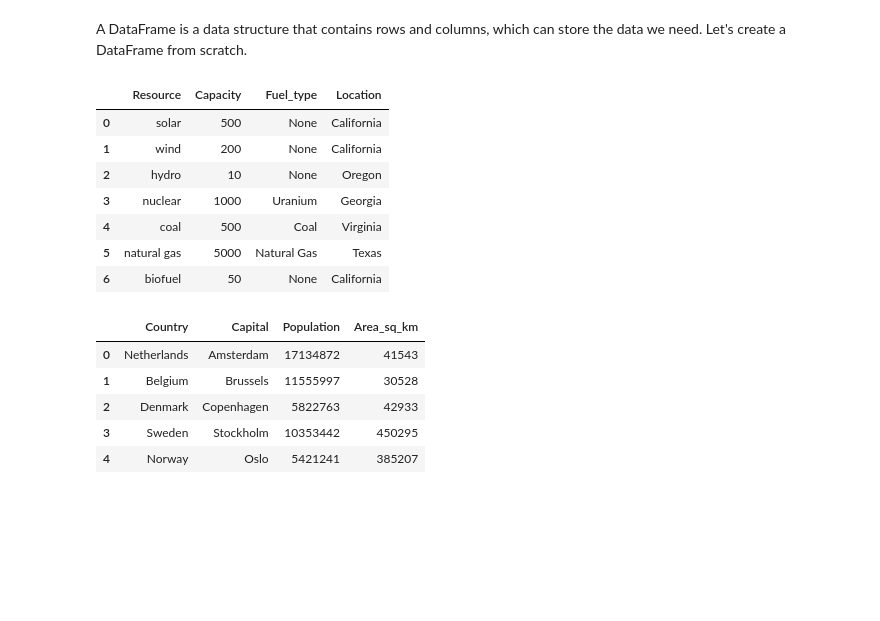
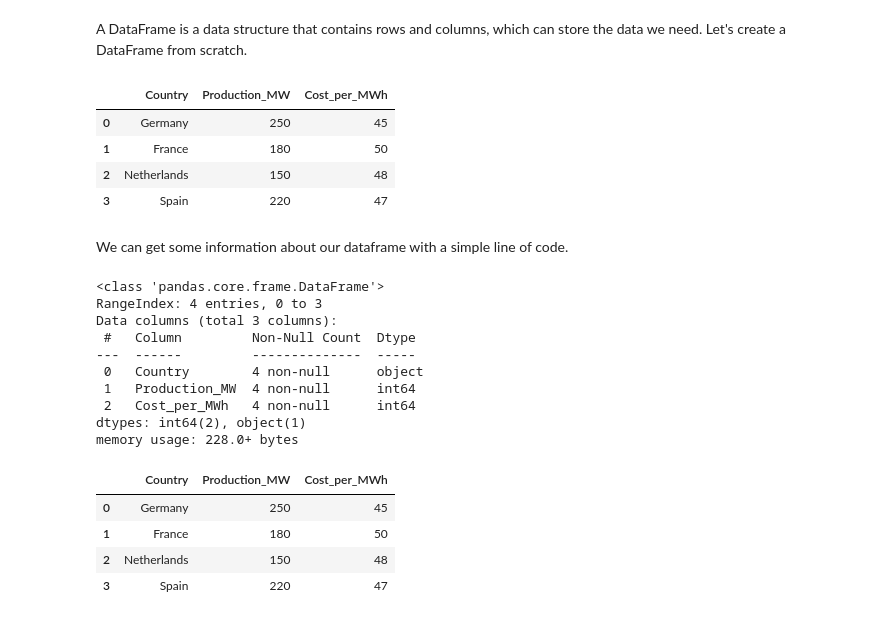
Before and after one commit to rezfa/Supply_Chain_Analytics_2026, a Jupyter notebook: 0_Getting_Started.ipynb, the cells around one changed output. Drawn from its saved outputs; the diff is of its cells as text; code cells hidden in the pictures; blank space fills up the shorter version.

```diff
--- a/0_Getting_Started.ipynb
+++ b/0_Getting_Started.ipynb
@@ -18,34 +18,42 @@ import matplotlib.pyplot as plt
 # %% [markdown]
 A DataFrame is a data structure that contains rows and columns, which can store the data we need. Let's create a DataFrame from scratch.
 # %%
-df = pd.DataFrame({
-    "Province": ["solar", "wind", "hydro", "nuclear", "coal", "natural gas", "biofuel"],
-    "Population": [500, 200, 10, 1000, 500, 5000, 50],
-    "Land_Area": ["None", "None", "None", "Uranium", "Coal", "Natural Gas", "None"],
-    "Location": ["California", "California", "Oregon", "Georgia", "Virginia", "Texas", "California"]
-})
+data = {
+    "Country": ["Germany", "France", "Netherlands", "Spain"],
+    "Production_MW": [250, 180, 150, 220],
+    "Cost_per_MWh": [45, 50, 48, 47],
+}
+
+df = pd.DataFrame(data)
+
 df
 # %% [output]
-|  | Resource | Capacity | Fuel_type | Location |
-| 0 | solar | 500 | None | California |
-| 1 | wind | 200 | None | California |
-| 2 | hydro | 10 | None | Oregon |
-| 3 | nuclear | 1000 | Uranium | Georgia |
-| 4 | coal | 500 | Coal | Virginia |
-| 5 | natural gas | 5000 | Natural Gas | Texas |
-| 6 | biofuel | 50 | None | California |
+|  | Country | Production_MW | Cost_per_MWh |
+| 0 | Germany | 250 | 45 |
+| 1 | France | 180 | 50 |
+| 2 | Netherlands | 150 | 48 |
+| 3 | Spain | 220 | 47 |
+# %% [markdown]
+We can get some information about our dataframe with a simple line of code.
 # %%
-df3 = pd.DataFrame({
-    "Country" : ["Netherlands", "Belgium", "Denmark", "Sweden", "Norway"],
-    "Capital" : ["Amsterdam", "Brussels", "Copenhagen", "Stockholm", "Oslo"],
-    "Population" : [17134872, 11555997, 5822763, 10353442, 5421241],
-    "Area_sq_km" : [41543, 30528, 42933, 450295, 385207]
-})
-df3
+df.info()
+
+df.describe()
+
+df.head()
 # %% [output]
+<class 'pandas.core.frame.DataFrame'>
+RangeIndex: 4 entries, 0 to 3
+Data columns (total 3 columns):
+ #   Column         Non-Null Count  Dtype
+---  ------         --------------  -----
+ 0   Country        4 non-null      object
+ 1   Production_MW  4 non-null      int64
+ 2   Cost_per_MWh   4 non-null      int64
+dtypes: int64(2), object(1)
+memory usage: 228.0+ bytes
-|  | Country | Capital | Population | Area_sq_km |
-| 0 | Netherlands | Amsterdam | 17134872 | 41543 |
-| 1 | Belgium | Brussels | 11555997 | 30528 |
-| 2 | Denmark | Copenhagen | 5822763 | 42933 |
-| 3 | Sweden | Stockholm | 10353442 | 450295 |
-| 4 | Norway | Oslo | 5421241 | 385207 |
+|  | Country | Production_MW | Cost_per_MWh |
+| 0 | Germany | 250 | 45 |
+| 1 | France | 180 | 50 |
+| 2 | Netherlands | 150 | 48 |
+| 3 | Spain | 220 | 47 |
```
Also changed, not shown: parts of 22 cells of this notebook, 2 other files.
